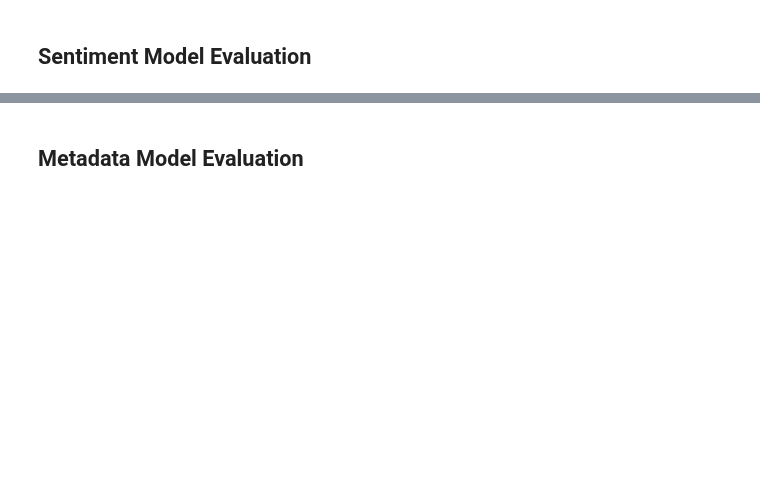
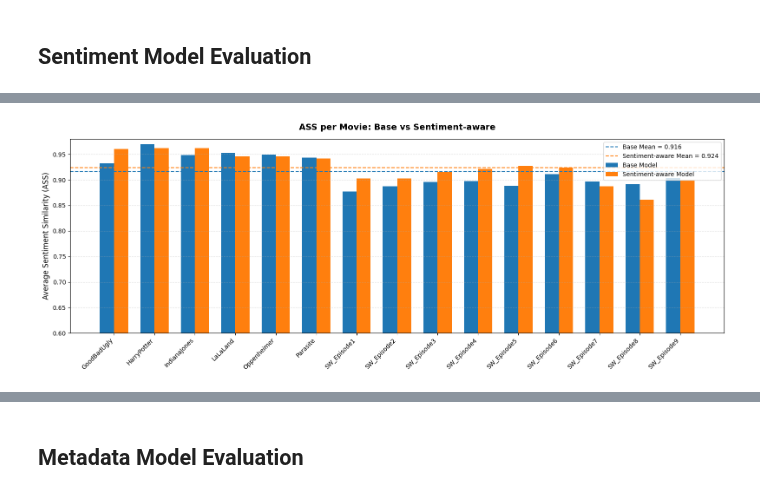
Before and after one commit to Manuele23/DNLP-KeyBert, a Jupyter notebook: Evaluation/results_analysis.ipynb, the cells around one changed output, grey strips where cells are left out. Drawn from its saved outputs; the diff is of its cells as text; code cells hidden in the pictures; blank space fills up the shorter version.

Commit message:
Evaluation Sentiment FINISHED and results analysis finished

```diff
--- a/Evaluation/results_analysis.ipynb
+++ b/Evaluation/results_analysis.ipynb
@@ -128,12 +129,12 @@ display(df_summary)
 # Load the evaluation data
 df = pd.read_csv("base_vs_sentiment_evaluation.csv")
 
-# Filter rows for "base" and "sentiment" models and sort by movie title
+# Filter rows by model type and sort by movie title
 df_base = df[df["Model"] == "base"].sort_values(by="Movie").reset_index(drop=True)
 df_sent = df[df["Model"] == "sentiment"].sort_values(by="Movie").reset_index(drop=True)
 
-# Create a comparison dataframe with all key metrics, including sentiment analysis
-df_sentiment = pd.DataFrame({
+# Create a comparison dataframe with all key metrics
+df_metrics_sent = pd.DataFrame({
     "Movie": df_base["Movie"],
 
     # Standard metrics
@@ -160,9 +161,9 @@ df_sentiment = pd.DataFrame({
     "Base Semantic F1": df_base["Semantic F1-score"],
     "Sentiment Semantic F1": df_sent["Semantic F1-score"],
 
-    # SAS
-    "Base SAS Keywords": df_base["SAS from Keywords"],
-    "Sentiment SAS Keywords": df_sent["SAS from Keywords"],
-    "Base SAS Text": df_base["SAS from text"],
-    "Sentiment SAS Text": df_sent["SAS from text"]
+    # Sentiment alignment metrics
+    "Base ASS": df_base["Avg Sentiment Similarity"],
+    "Sentiment ASS": df_sent["Avg Sentiment Similarity"],
+    "Base RSSS": df_base["Review-wise Sampled Similarity"],
+    "Sentiment RSSS": df_sent["Review-wise Sampled Similarity"]
 })
@@ -290,0 +221,73 @@ plt.show()
+# %%
+# Extract movie titles and sentiment alignment metrics from df_metrics_sent
+movies = df_metrics_sent["Movie"]
+ass_base = df_metrics_sent["Base ASS"]
+ass_sentiment = df_metrics_sent["Sentiment ASS"]
+rsss_base = df_metrics_sent["Base RSSS"]
+rsss_sentiment = df_metrics_sent["Sentiment RSSS"]
+
+# Set positions and bar width
+x = np.arange(len(movies))
+width = 0.35
+
+# Define colors
+base_color = "#1f77b4"
+sent_color = "#ff7f0e"
+
+# PLOT 1: Average Sentiment Similarity (ASS)
+mean_ass_base = ass_base.mean()
+mean_ass_sent = ass_sentiment.mean()
+
+plt.figure(figsize=(16, 6))
+plt.bar(x - width/2, ass_base, width, label='Base Model', color=base_color)
+plt.bar(x + width/2, ass_sentiment, width, label='Sentiment-aware Model', color=sent_color)
+
+# Add horizontal mean lines
+plt.axhline(mean_ass_base, color=base_color, linestyle="--", linewidth=1.5,
+            label=f"Base Mean = {mean_ass_base:.3f}")
+plt.axhline(mean_ass_sent, color=sent_color, linestyle="--", linewidth=1.5,
+            label=f"Sentiment-aware Mean = {mean_ass_sent:.3f}")
+
+# Customize plot
+plt.ylabel("Average Sentiment Similarity (ASS)", fontsize=12)
+plt.title("ASS per Movie: Base vs Sentiment-aware", fontsize=14, pad=15, fontweight='bold')
+plt.xticks(x, movies, rotation=45, ha="right", fontsize=10)
+plt.yticks(fontsize=10)
+plt.ylim(0.6, 0.98)
+plt.grid(axis="y", linestyle="--", alpha=0.4)
+plt.legend(fontsize=10)
+plt.tight_layout()
+
+#plt.savefig("sentiment_ASS_plot.png", dpi=500, bbox_inches="tight")
+
+plt.show()
+
+# PLOT 2: Review-wise Sampled Sentiment Similarity (RSSS)
+mean_rsss_base = rsss_base.mean()
+mean_rsss_sent = rsss_sentiment.mean()
+
+plt.figure(figsize=(16, 6))
+plt.bar(x - width/2, rsss_base, width, label='Base Model', color=base_color)
+plt.bar(x + width/2, rsss_sentiment, width, label='Sentiment-aware Model', color=sent_color)
+
+# Add horizontal mean lines
+plt.axhline(mean_rsss_base, color=base_color, linestyle="--", linewidth=1.5,
+            label=f"Base Mean = {mean_rsss_base:.3f}")
+plt.axhline(mean_rsss_sent, color=sent_color, linestyle="--", linewidth=1.5,
+            label=f"Sentiment-aware Mean = {mean_rsss_sent:.3f}")
+
+# Customize plot
+plt.ylabel("Review-wise Sampled Similarity (RSSS)", fontsize=12)
+plt.title("RSSS per Movie: Base vs Sentiment-aware", fontsize=14, pad=15, fontweight='bold')
+plt.xticks(x, movies, rotation=45, ha="right", fontsize=10)
+plt.yticks(fontsize=10)
+plt.ylim(0.6, 0.98)
+plt.grid(axis="y", linestyle="--", alpha=0.4)
+plt.legend(fontsize=10)
+plt.tight_layout()
+
+#plt.savefig("sentiment_RSSS_plot.png", dpi=500, bbox_inches="tight")
+
+plt.show()
+# %% [output]
+[figure, added]
```
Also changed, not shown: parts of 16 cells of this notebook, 3 other files.
